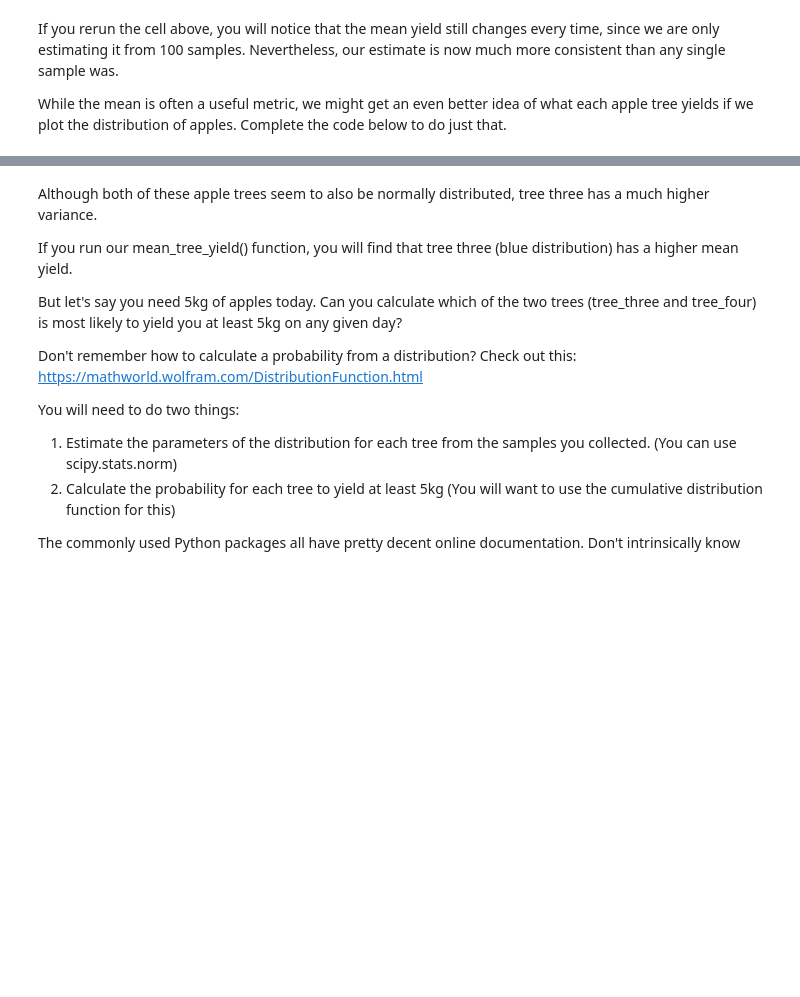
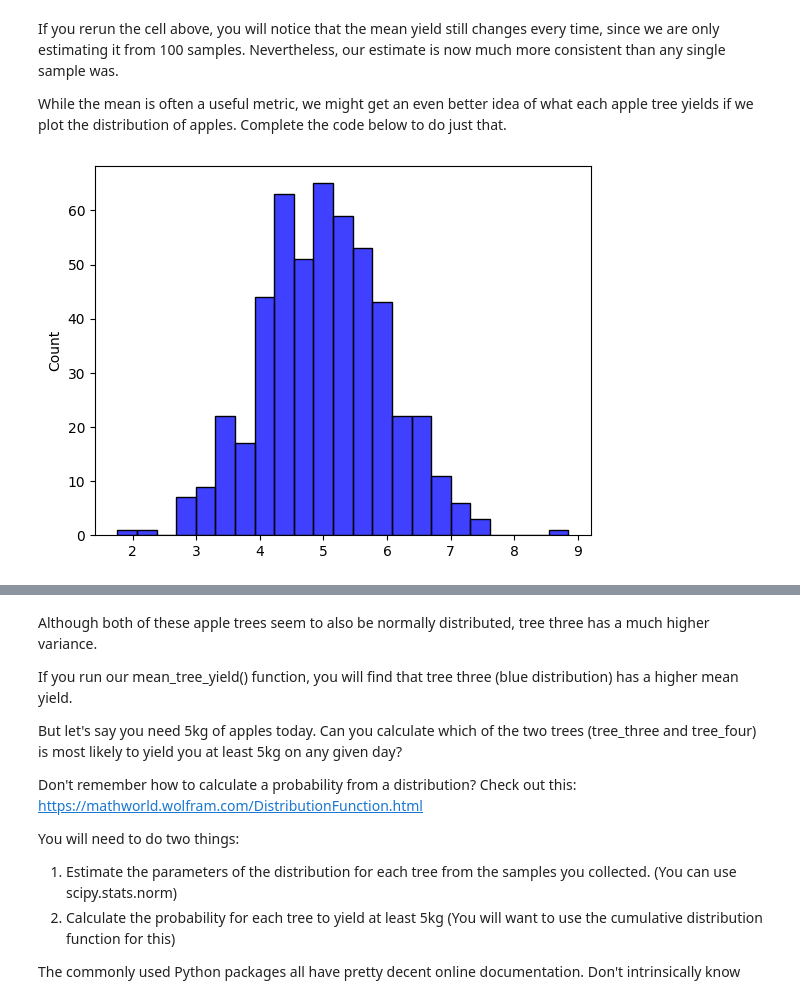
Before and after one commit to katharinamaier/computational-thinking-week-individual-16197216, a Jupyter notebook: challenge_foraging/challenge_foraging_robot.ipynb, the cells around one changed output, grey strips where cells are left out. Cells and saved outputs as stored; diff of their text form; code cells hidden in the pictures; blank space fills up the shorter version.

```diff
--- a/challenge_foraging/challenge_foraging_robot.ipynb
+++ b/challenge_foraging/challenge_foraging_robot.ipynb
@@ -118,24 +117,20 @@ If you rerun the cell above, you will notice that the mean yield still changes e
 While the mean is often a useful metric, we might get an even better idea of what each apple tree yields if we plot the distribution of apples. Complete the code below to do just that.
 # %%
 def plot_distribution(samples, color='blue') -> None:
-    """ Plots the distribution of collected samples.
 
-    Args:
-        samples: A list of samples from a distribution.
-        color: Name of the color in which to draw the distribution
-    """
+    sns.histplot(samples, color=color)
 
-    # Hint: Use the histplot function of seaborn (imported as sns)
-    ...
-    return None
+    return
 
 
 
 # Set random seed so output matches the expected output
 np.random.seed(42)
 # Collect from a tree 500 times
 samples = [forageBot.forage(tree_two) for i in range(500)]
 plot_distribution(samples)
+# %% [output]
+[figure, added]
 # %% [markdown]
 You should generate this image:
 
```
Also changed, not shown: parts of 8 cells of this notebook.
